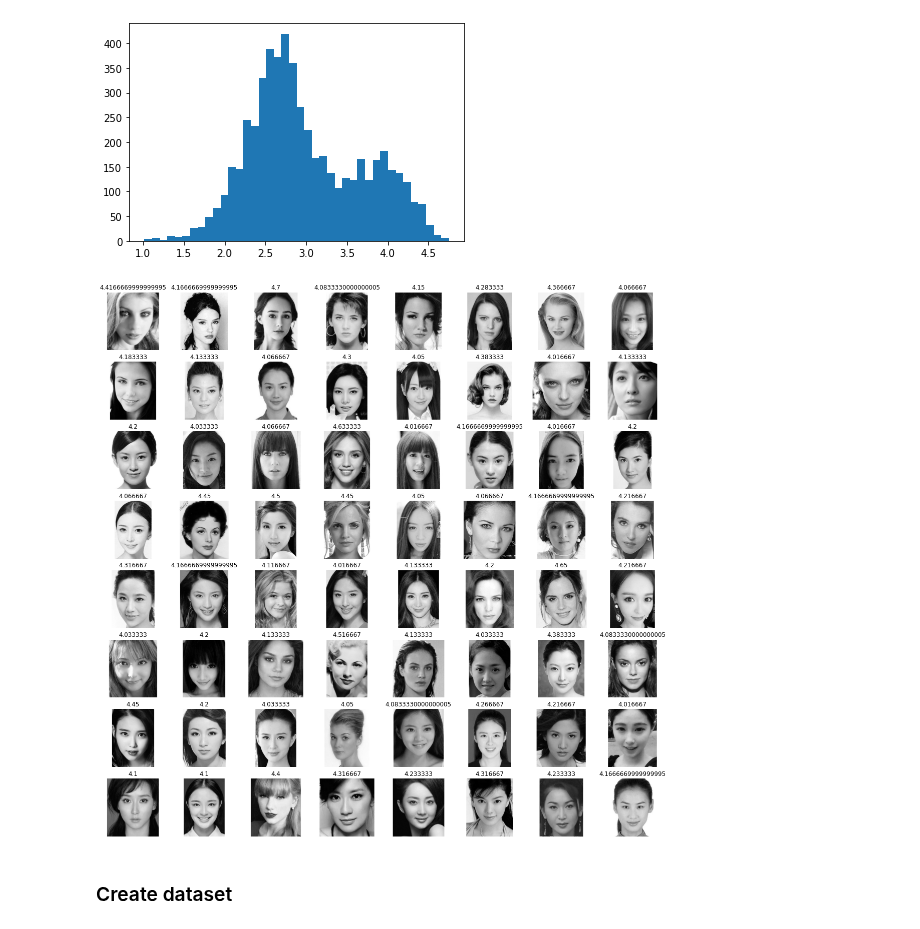
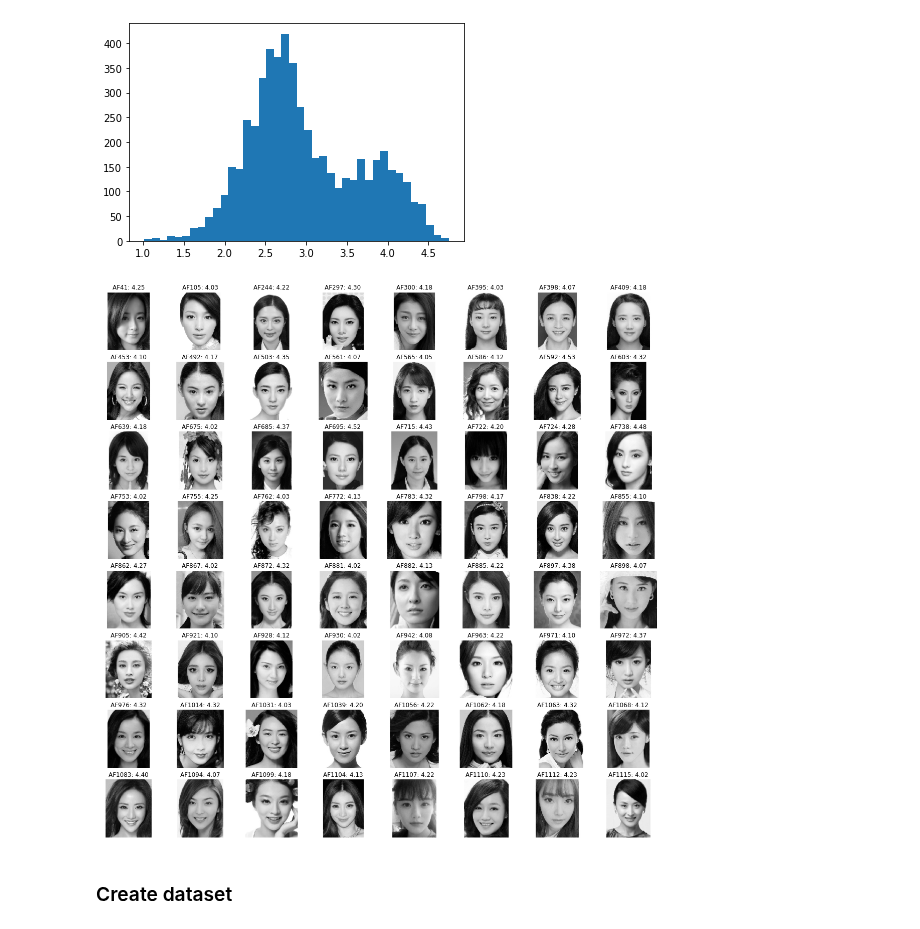
Before and after one commit to LapTQ/IT3910E_facial_beauty_pediction, a Jupyter notebook: facial_beauty_perception.ipynb, the cells around one changed output. Drawn from its saved outputs; the diff is of its cells as text; code cells hidden in the pictures.

```diff
--- a/facial_beauty_perception.ipynb
+++ b/facial_beauty_perception.ipynb
@@ -158,7 +151,0 @@ np.random.shuffle(genders)
-# %%
-############################################# xem xét xóa đoạn code này
-images = []
-for index in scores_dataframe.index:
-    img = image.load_img(scores_dataframe['file_name'][index], target_size=image_size, color_mode="grayscale" if channels == 1 else 'rgb')
-    img = image.img_to_array(img)
-    images.append(img)
@@ -174,34 +152,32 @@ np.random.shuffle(scores)
 # %%
 #@title Show some images and their beauty score
-group = '5' #@param [1, 2, 3, 4, 5]
+group = '4' #@param [1, 2, 3, 4]
 n = 64 #@param {type:"integer"}
 shift = 0 #@param {type:"integer"}
 gender = 'Female' #@param ['Female', 'Male']
 
 group = int(group)
 gender = gender[0]
 
 group = int(group)
 
 def plot_faces(group, n, shift, gender):
     i = j = 0
     plt.figure(figsize=(20, 20))
-    while i < 64:
-        if shift + j < 5500 and group - 1 < scores[shift + j] <= group and genders[shift + j] == gender:
+    while i < 64 and shift + j < 5500:
+        if shift + j < 5500 and group < scores_dataframe['score'][shift + j] < group + 1 and scores_dataframe['file_name'][shift + j][1] == gender:
+            img = image.load_img(scores_dataframe['file_name'][shift + j], target_size=image_size, color_mode="grayscale" if channels == 1 else 'rgb')
             ax = plt.subplot(8, 8, i + 1)
-            if channels == 1:
-                plt.imshow(np.squeeze(images[shift + j]), cmap='gray')
-            else:
-                plt.imshow(images[shift + j])
-            plt.title(scores[shift + j])
+            plt.imshow(img, cmap='gray' if channels == 1 else None)
+            plt.title(scores_dataframe['file_name'][shift + j][:-4] + ': {:.2f}'.format(scores_dataframe['score'][shift + j]))
             plt.axis("off")
             i += 1
 
         j += 1
 
 plot_faces(group, n, shift, gender)
 # %% [output]
-[figure, old version]
+[figure, new version]
 # %% [markdown]
 ### Create dataset
 # %%
```
Also changed, not shown: parts of 3 cells of this notebook.
